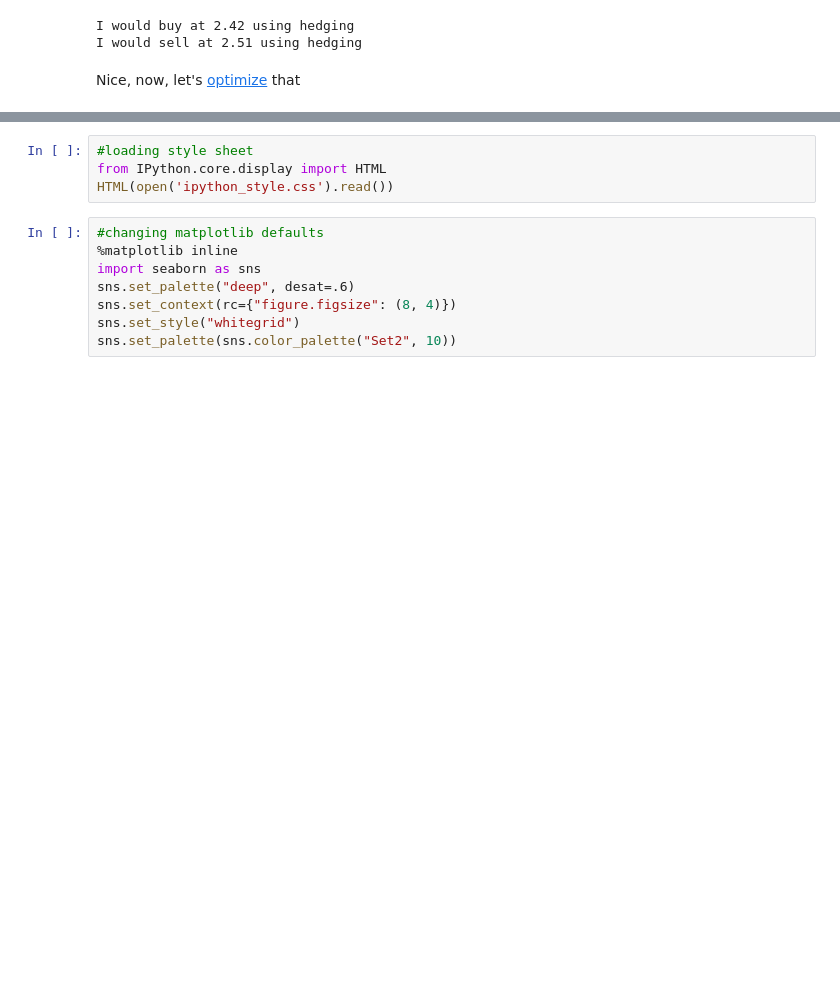
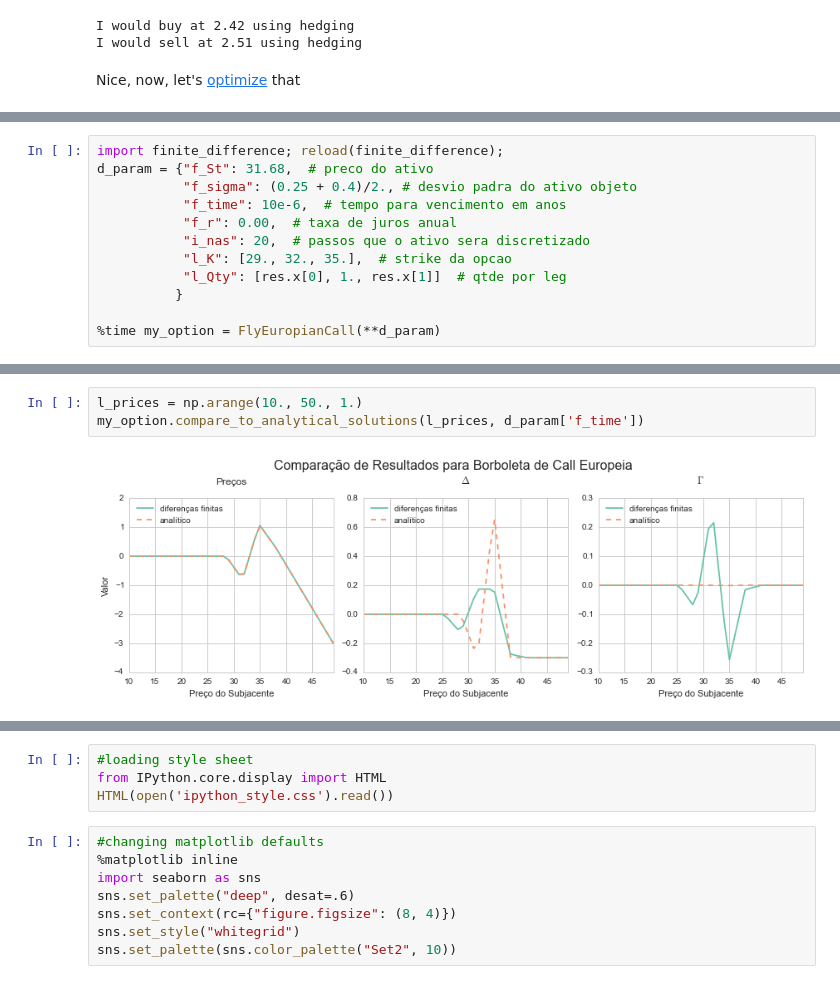
Before and after one commit to ucaiado/FiniteDifference_Pricing, a Jupyter notebook: tests.ipynb, the cells around one changed output, grey strips where cells are left out. Cells and saved outputs as stored; diff of their text form; blank space fills up the shorter version.

```diff
--- a/tests.ipynb
+++ b/tests.ipynb
@@ -613,0 +677,12 @@ print res
+# %%
+import finite_difference; reload(finite_difference);
+d_param = {"f_St": 31.68,  # preco do ativo
+           "f_sigma": (0.25 + 0.4)/2., # desvio padra do ativo objeto
+           "f_time": 10e-6,  # tempo para vencimento em anos
+           "f_r": 0.00,  # taxa de juros anual
+           "i_nas": 20,  # passos que o ativo sera discretizado
+           "l_K": [29., 32., 35.],  # strike da opcao
+           "l_Qty": [res.x[0], 1., res.x[1]]  # qtde por leg
+          }
+
+%time my_option = FlyEuropianCall(**d_param)
@@ -613,0 +692,5 @@ print res
+# %%
+l_prices = np.arange(10., 50., 1.)
+my_option.compare_to_analytical_solutions(l_prices, d_param['f_time'])
+# %% [output]
+[figure, added]
```
Also changed, not shown: parts of 42 cells of this notebook.
